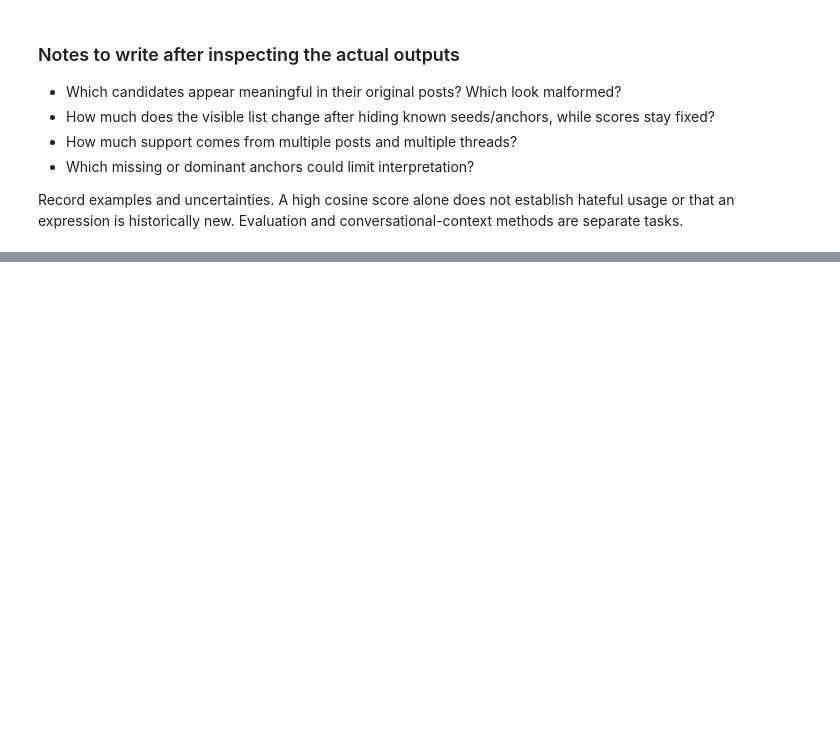
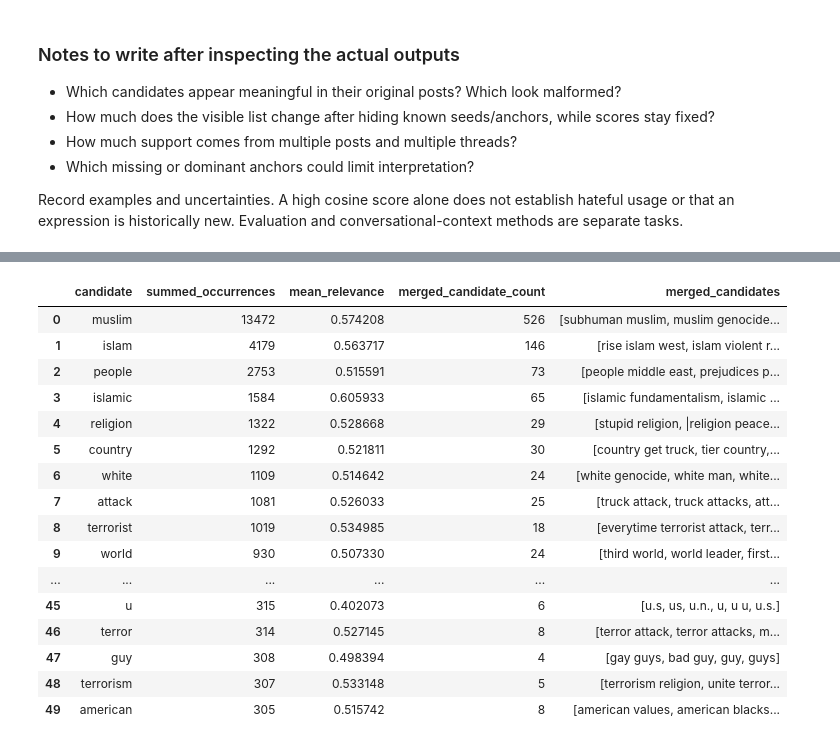
Before and after one commit to FaureArm/Emerging_Coded_Hate_Speech, a Jupyter notebook: src/Results.ipynb, the cells around one changed output, grey strips where cells are left out. Saved outputs shown, nothing was run; the diff lists cells and outputs as text; code cells hidden in the pictures; blank space fills up the shorter version.

```diff
--- a/src/Results.ipynb
+++ b/src/Results.ipynb
@@ -500,0 +751,28 @@ or that an expression is historically new. Evaluation and conversational-context
+# %%
+display(
+    grouped_candidates
+    .sort_values(
+        ["summed_occurrences", "mean_relevance"],
+        ascending=[False, False],
+    )
+    .head(50)
+    .reset_index(drop=True)
+)
+# %% [output]
+|  | candidate | summed_occurrences | mean_relevance | merged_candidate_count | merged_candidates |
+| 0 | muslim | 13472 | 0.574208 | 526 | [subhuman muslim, muslim genocide... |
+| 1 | islam | 4179 | 0.563717 | 146 | [rise islam west, islam violent r... |
+| 2 | people | 2753 | 0.515591 | 73 | [people middle east, prejudices p... |
+| 3 | islamic | 1584 | 0.605933 | 65 | [islamic fundamentalism, islamic ... |
+| 4 | religion | 1322 | 0.528668 | 29 | [stupid religion, |religion peace... |
+| 5 | country | 1292 | 0.521811 | 30 | [country get truck, tier country,... |
+| 6 | white | 1109 | 0.514642 | 24 | [white genocide, white man, white... |
+| 7 | attack | 1081 | 0.526033 | 25 | [truck attack, truck attacks, att... |
+| 8 | terrorist | 1019 | 0.534985 | 18 | [everytime terrorist attack, terr... |
+| 9 | world | 930 | 0.507330 | 24 | [third world, world leader, first... |
+| ... | ... | ... | ... | ... | ... |
+| 45 | u | 315 | 0.402073 | 6 | [u.s, us, u.n., u, u u, u.s.] |
+| 46 | terror | 314 | 0.527145 | 8 | [terror attack, terror attacks, m... |
+| 47 | guy | 308 | 0.498394 | 4 | [gay guys, bad guy, guy, guys] |
+| 48 | terrorism | 307 | 0.533148 | 5 | [terrorism religion, unite terror... |
+| 49 | american | 305 | 0.515742 | 8 | [american values, american blacks... |
```
Also changed, not shown: parts of 6 cells of this notebook, 9 other files.
